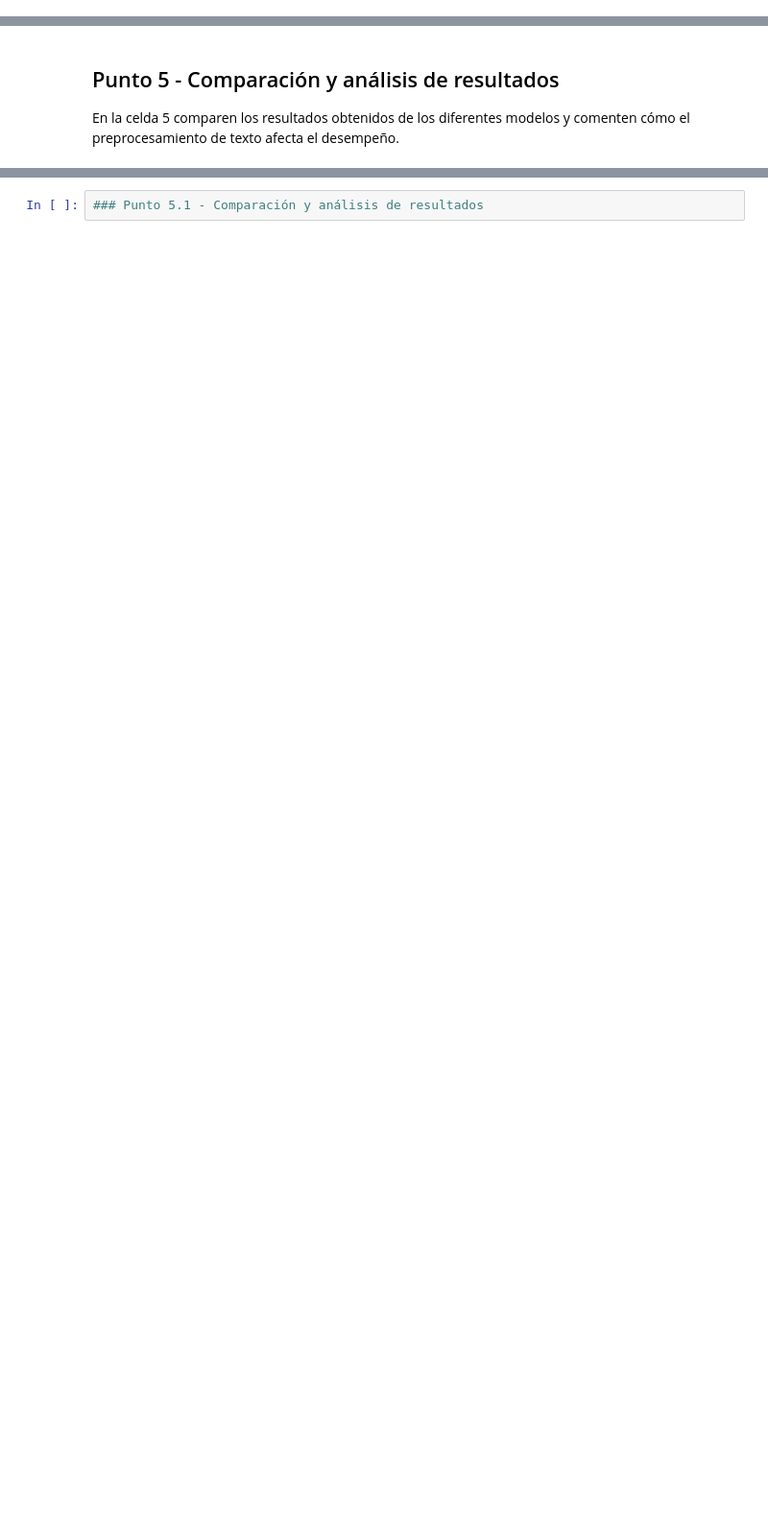
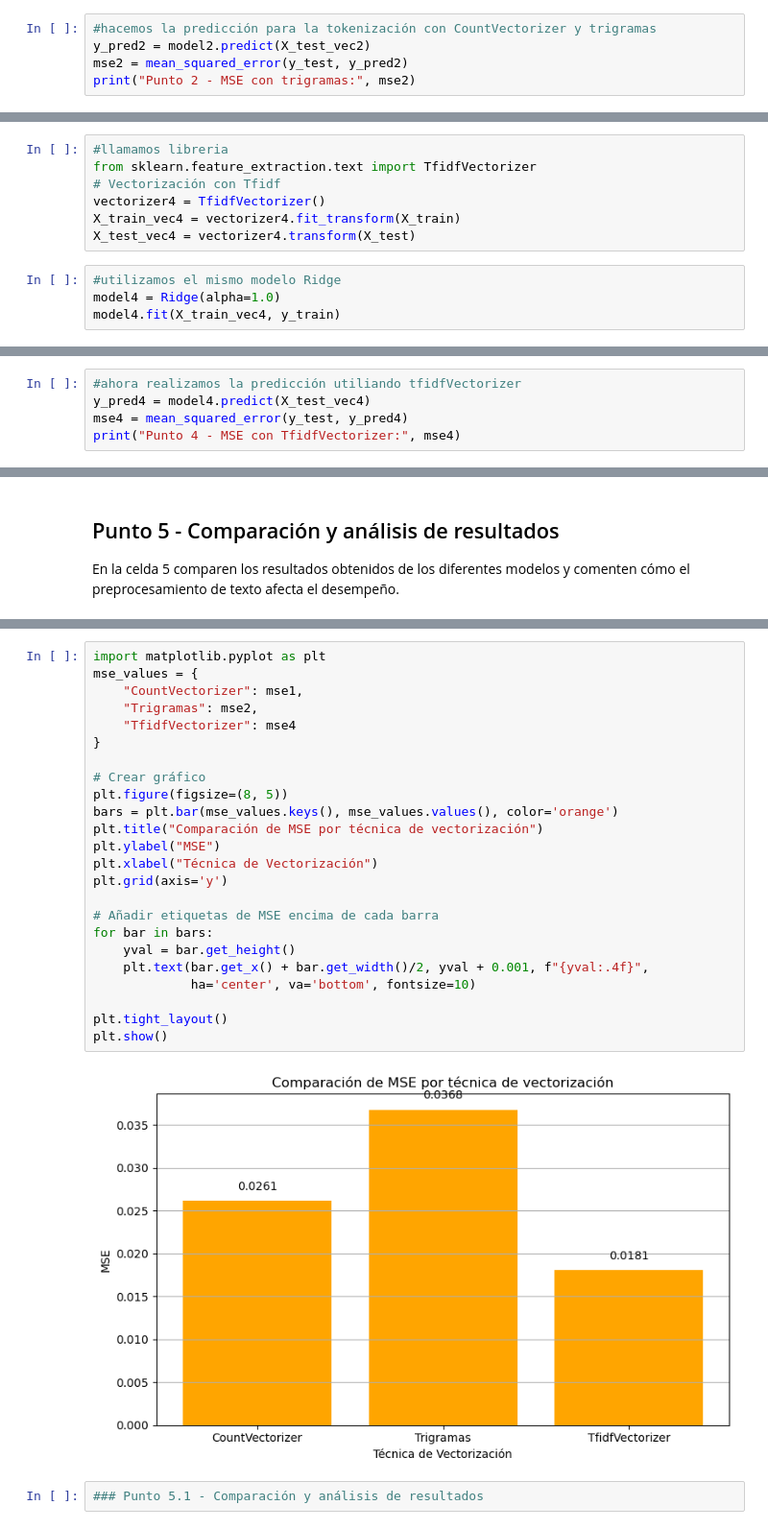
Before and after one commit to d-correalr/MIAD_ML_NLP_2025, a Jupyter notebook: Semana 4/S4TC1_Tokenizacion.ipynb, the cells around one changed output, grey strips where cells are left out. Shown at 96% size. Drawn from its saved outputs; the diff is of its cells as text; blank space fills up the shorter version.

```diff
--- a/Semana 4/S4TC1_Tokenizacion.ipynb
+++ b/Semana 4/S4TC1_Tokenizacion.ipynb
@@ -114,0 +130,5 @@ Recuerden que el preprocesamiento que se haga sobre los datos de entrenamiento
+# %%
+#hacemos la predicción para la tokenización con CountVectorizer y trigramas
+y_pred2 = model2.predict(X_test_vec2)
+mse2 = mean_squared_error(y_test, y_pred2)
+print("Punto 2 - MSE con trigramas:", mse2)
@@ -128,0 +159,11 @@ Recuerden que el preprocesamiento que se haga sobre los datos de entrenamiento
+# %%
+#llamamos libreria
+from sklearn.feature_extraction.text import TfidfVectorizer
+# Vectorización con Tfidf
+vectorizer4 = TfidfVectorizer()
+X_train_vec4 = vectorizer4.fit_transform(X_train)
+X_test_vec4 = vectorizer4.transform(X_test)
+# %%
+#utilizamos el mismo modelo Ridge
+model4 = Ridge(alpha=1.0)
+model4.fit(X_train_vec4, y_train)
@@ -128,0 +172,5 @@ Recuerden que el preprocesamiento que se haga sobre los datos de entrenamiento
+# %%
+#ahora realizamos la predicción utiliando tfidfVectorizer
+y_pred4 = model4.predict(X_test_vec4)
+mse4 = mean_squared_error(y_test, y_pred4)
+print("Punto 4 - MSE con TfidfVectorizer:", mse4)
@@ -135,2 +188,28 @@ En la celda 5 comparen los resultados obtenidos de los diferentes modelos y come
+# %%
+import matplotlib.pyplot as plt
+mse_values = {
+    "CountVectorizer": mse1,
+    "Trigramas": mse2,
+    "TfidfVectorizer": mse4
+}
+
+# Crear gráfico
+plt.figure(figsize=(8, 5))
+bars = plt.bar(mse_values.keys(), mse_values.values(), color='orange')
+plt.title("Comparación de MSE por técnica de vectorización")
+plt.ylabel("MSE")
+plt.xlabel("Técnica de Vectorización")
+plt.grid(axis='y')
+
+# Añadir etiquetas de MSE encima de cada barra
+for bar in bars:
+    yval = bar.get_height()
+    plt.text(bar.get_x() + bar.get_width()/2, yval + 0.001, f"{yval:.4f}",
+             ha='center', va='bottom', fontsize=10)
+
+plt.tight_layout()
+plt.show()
+# %% [output]
+[figure, added]
 # %%
 ### Punto 5.1 - Comparación y análisis de resultados
```
Also changed, not shown: parts of 13 cells of this notebook.
